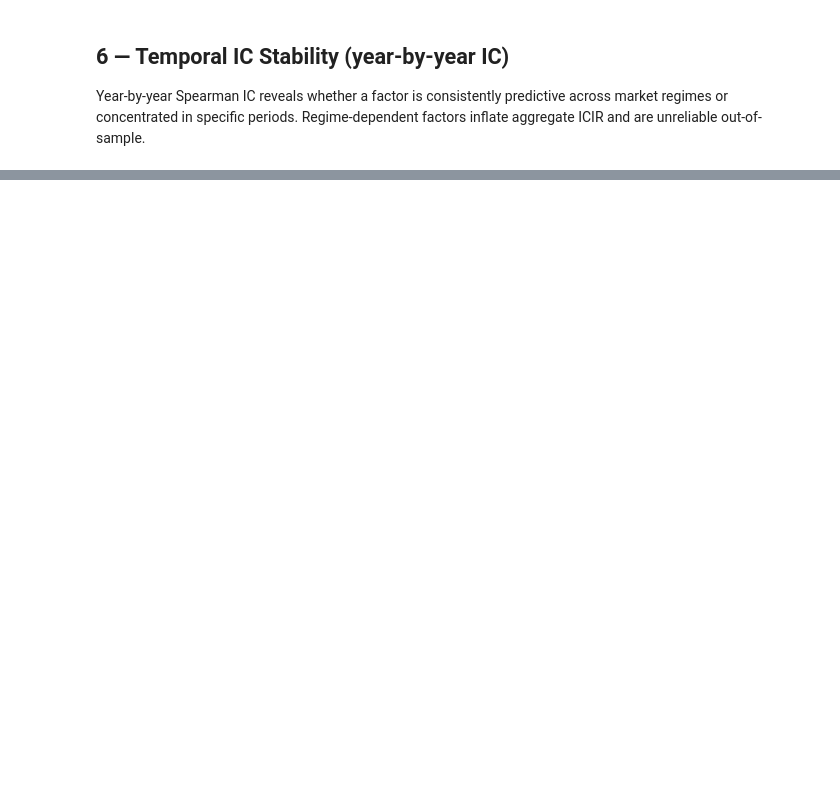
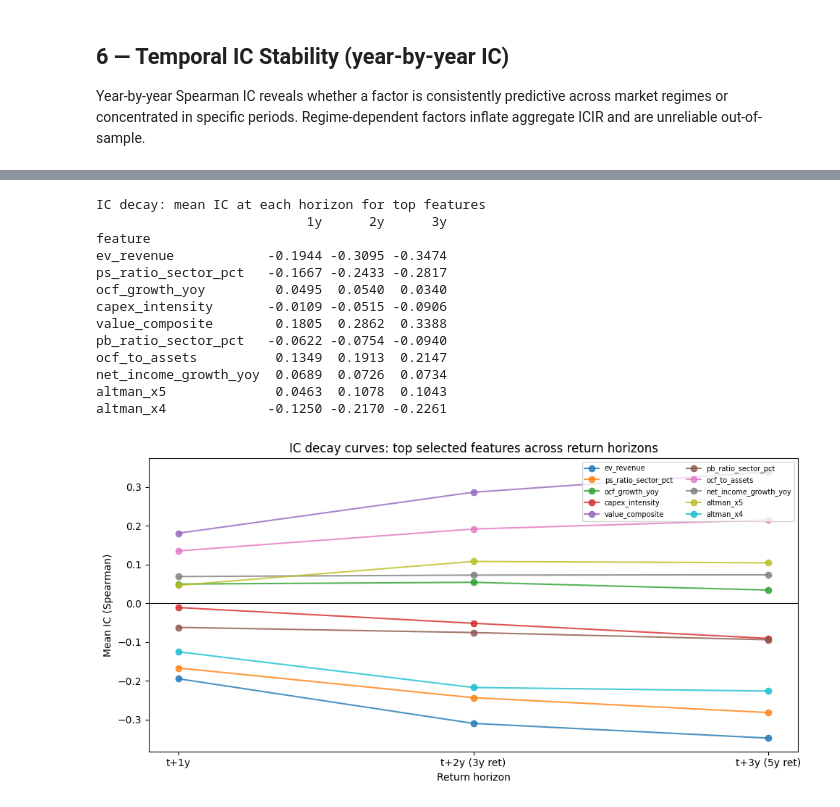
Before and after one commit to sherlock718/stock-fraud-screener, a Jupyter notebook: notebooks/02_ic_analysis.ipynb, the cells around one changed output, grey strips where cells are left out. Drawn from its saved outputs; the diff is of its cells as text; code cells hidden in the pictures; blank space fills up the shorter version.

```diff
--- a/notebooks/02_ic_analysis.ipynb
+++ b/notebooks/02_ic_analysis.ipynb
@@ -299,0 +306,73 @@ Saved → reports/temporal_ic_stability_1y.png
+# %%
+
+# IC decay curves: measure IC at t+1y, t+2y, t+3y for top features
+# If IC decays quickly → short-lived signal (momentum); slowly → structural factor
+# Persistent IC at t+2y and t+3y is the hallmark of a "true" value/quality factor
+
+raw_decay = pd.read_parquet(ROOT / 'data' / 'historical_dataset_clean.parquet')
+raw_decay = raw_decay[raw_decay['period_type'] == 'annual'].copy()
+
+import json
+from scipy import stats as scipy_stats
+
+TOP_DECAY = 10
+try:
+    feats_1y = json.load(open(ROOT / 'models' / 'feature_sets_1y.json'))['features'][:TOP_DECAY]
+    feats_1y = [f for f in feats_1y if f in raw_decay.columns]
+except Exception:
+    feats_1y = []
+
+RET_COLS = {'1y': 'forward_return_1y', '2y': 'forward_return_3y', '3y': 'forward_return_5y'}
+
+decay_records = []
+for feat in feats_1y:
+    row = {'feature': feat}
+    for lag_label, ret_col in RET_COLS.items():
+        if ret_col not in raw_decay.columns:
+            row[lag_label] = np.nan
+            continue
+        ic_years = raw_decay[raw_decay[ret_col].notna()].groupby('fiscal_year').apply(
+            lambda g, f=feat, r=ret_col: g[[f, r]].dropna()[f].corr(
+                g[[f, r]].dropna()[r], method='spearman'
+            ) if len(g[[f, r]].dropna()) > 10 else float('nan')
+        ).dropna()
+        row[lag_label] = ic_years.mean() if len(ic_years) >= 3 else np.nan
+    decay_records.append(row)
+
+if decay_records:
+    decay_df = pd.DataFrame(decay_records).set_index('feature')
+    print('IC decay: mean IC at each horizon for top features')
+    print(decay_df.round(4).to_string())
+
+    fig, ax = plt.subplots(figsize=(10, 5))
+    x = [1, 2, 3]
+    for feat in decay_df.index:
+        ic_vals = [decay_df.loc[feat, '1y'], decay_df.loc[feat, '2y'], decay_df.loc[feat, '3y']]
+        if all(pd.isna(v) for v in ic_vals):
+            continue
+        ax.plot(x, ic_vals, marker='o', linewidth=1.5, label=feat[:25], alpha=0.8)
+
+    ax.axhline(0, color='black', linewidth=0.8)
+    ax.set_xticks(x)
+    ax.set_xticklabels(['t+1y', 't+2y (3y ret)', 't+3y (5y ret)'])
+    ax.set_xlabel('Return horizon')
+    ax.set_ylabel('Mean IC (Spearman)')
+    ax.set_title('IC decay curves: top selected features across return horizons')
+    ax.legend(fontsize=7, ncol=2, loc='upper right')
+    plt.tight_layout()
+    plt.show()
+# %% [output]
+IC decay: mean IC at each horizon for top features
+                           1y      2y      3y
+feature
+ev_revenue            -0.1944 -0.3095 -0.3474
+ps_ratio_sector_pct   -0.1667 -0.2433 -0.2817
+ocf_growth_yoy         0.0495  0.0540  0.0340
+capex_intensity       -0.0109 -0.0515 -0.0906
+value_composite        0.1805  0.2862  0.3388
+pb_ratio_sector_pct   -0.0622 -0.0754 -0.0940
+ocf_to_assets          0.1349  0.1913  0.2147
+net_income_growth_yoy  0.0689  0.0726  0.0734
+altman_x5              0.0463  0.1078  0.1043
+altman_x4             -0.1250 -0.2170 -0.2261
+[figure, added]
```
Also changed, not shown: parts of 15 cells of this notebook, 1 other file.
